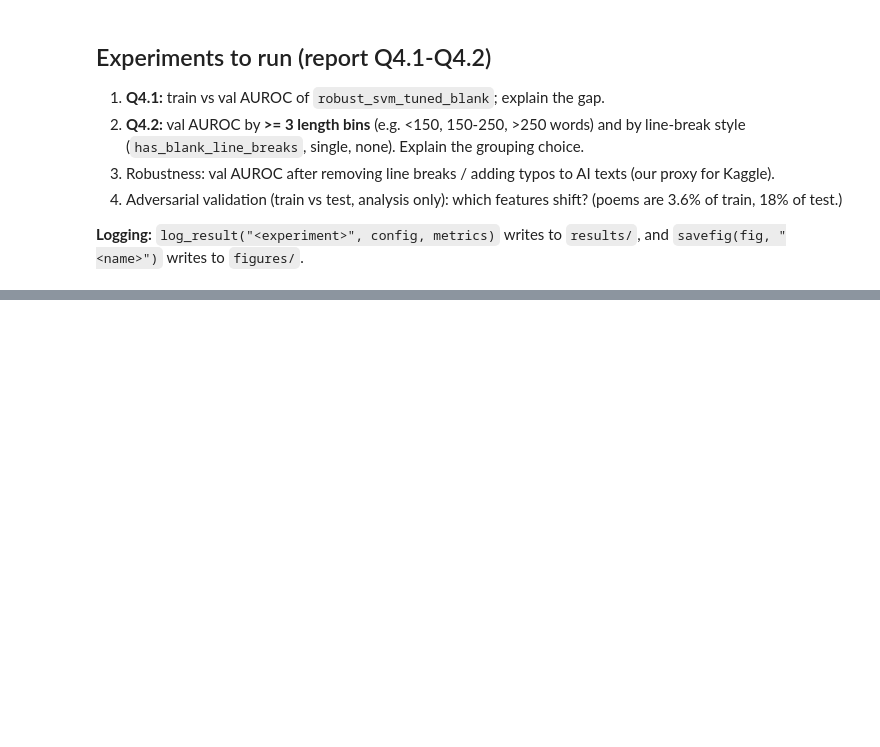
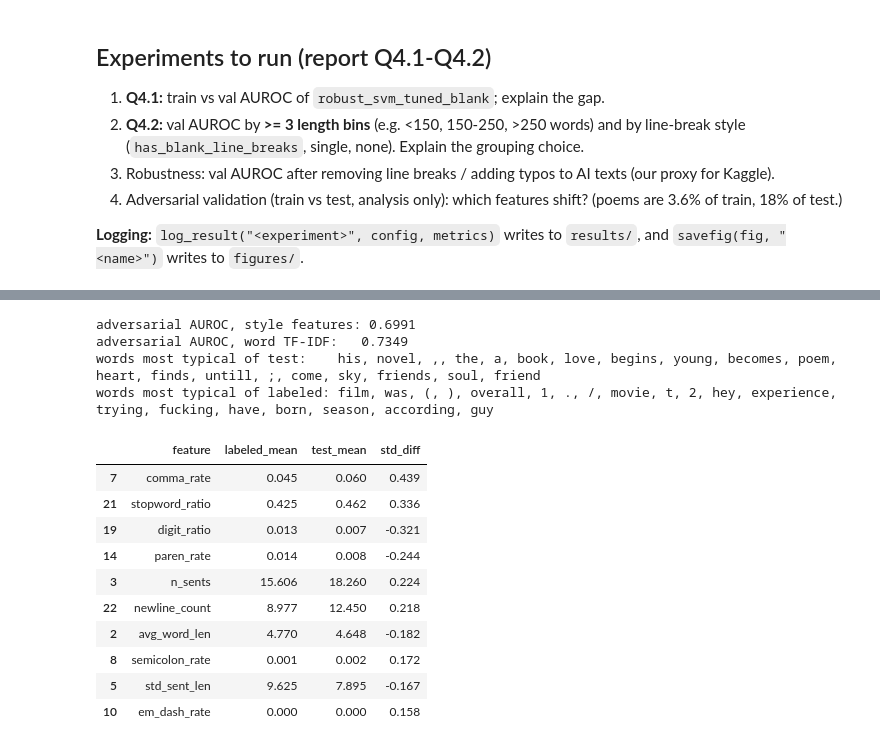
Before and after one commit to 2akc/CS5785_GroupProject, a Jupyter notebook: notebooks/aidan/generalization.ipynb, the cells around one changed output, grey strips where cells are left out. Drawn from its saved outputs; the diff is of its cells as text; code cells hidden in the pictures; blank space fills up the shorter version.

```diff
--- a/notebooks/aidan/generalization.ipynb
+++ b/notebooks/aidan/generalization.ipynb
@@ -45,0 +226,42 @@ X_va, y_va = xy(val_df)
+# %%
+X_adv = list(X_tr) + list(X_va) + test_df["text"].tolist()
+y_adv = np.r_[np.zeros(len(X_tr) + len(X_va), dtype=int), np.ones(len(test_df), dtype=int)]
+cv = StratifiedKFold(5, shuffle=True, random_state=SEED)
+
+S = StylometricFeatures(robust=False).fit_transform(X_adv)
+p_style = cross_val_predict(make_pipeline(StandardScaler(), LogisticRegression(max_iter=3000)), S, y_adv, cv=cv, method="predict_proba")[:, 1]
+tr_m, te_m = S[y_adv == 0], S[y_adv == 1]
+shift = pd.DataFrame({"feature": STYLO_FEATURES, "labeled_mean": tr_m.mean(0), "test_mean": te_m.mean(0),
+                      "std_diff": (te_m.mean(0) - tr_m.mean(0)) / S.std(0).clip(1e-9)})
+shift = shift.reindex(shift.std_diff.abs().sort_values(ascending=False).index).head(10)
+
+vec = word_tfidf(ngram_range=(1, 1), min_df=5, preprocessor=lambda t: normalize_style(t).lower())
+W = vec.fit_transform(X_adv)
+clf = LogisticRegression(C=1.0, max_iter=2000, solver="liblinear")
+p_word = cross_val_predict(clf, W, y_adv, cv=cv, method="predict_proba")[:, 1]
+coef = clf.fit(W, y_adv).coef_[0]
+vocab = vec.get_feature_names_out()
+order = np.argsort(coef)
+
+print("adversarial AUROC, style features:", round(auroc(y_adv, p_style), 4))
+print("adversarial AUROC, word TF-IDF:  ", round(auroc(y_adv, p_word), 4))
+print("words most typical of test:   ", ", ".join(vocab[order[-20:][::-1]]))
+print("words most typical of labeled:", ", ".join(vocab[order[:20]]))
+save_table(shift, "gen_adversarial_style")
+shift.round(3)
+# %% [output]
+adversarial AUROC, style features: 0.6991
+adversarial AUROC, word TF-IDF:   0.7349
+words most typical of test:    his, novel, ,, the, a, book, love, begins, young, becomes, poem, heart, finds, untill, ;, come, sky, friends, soul, friend
+words most typical of labeled: film, was, (, ), overall, 1, ., /, movie, t, 2, hey, experience, trying, fucking, have, born, season, according, guy
+|  | feature | labeled_mean | test_mean | std_diff |
+| 7 | comma_rate | 0.045 | 0.060 | 0.439 |
+| 21 | stopword_ratio | 0.425 | 0.462 | 0.336 |
+| 19 | digit_ratio | 0.013 | 0.007 | -0.321 |
+| 14 | paren_rate | 0.014 | 0.008 | -0.244 |
+| 3 | n_sents | 15.606 | 18.260 | 0.224 |
+| 22 | newline_count | 8.977 | 12.450 | 0.218 |
+| 2 | avg_word_len | 4.770 | 4.648 | -0.182 |
+| 8 | semicolon_rate | 0.001 | 0.002 | 0.172 |
+| 5 | std_sent_len | 9.625 | 7.895 | -0.167 |
+| 10 | em_dash_rate | 0.000 | 0.000 | 0.158 |
```
Also changed, not shown: parts of 15 cells of this notebook, 10 other files.
